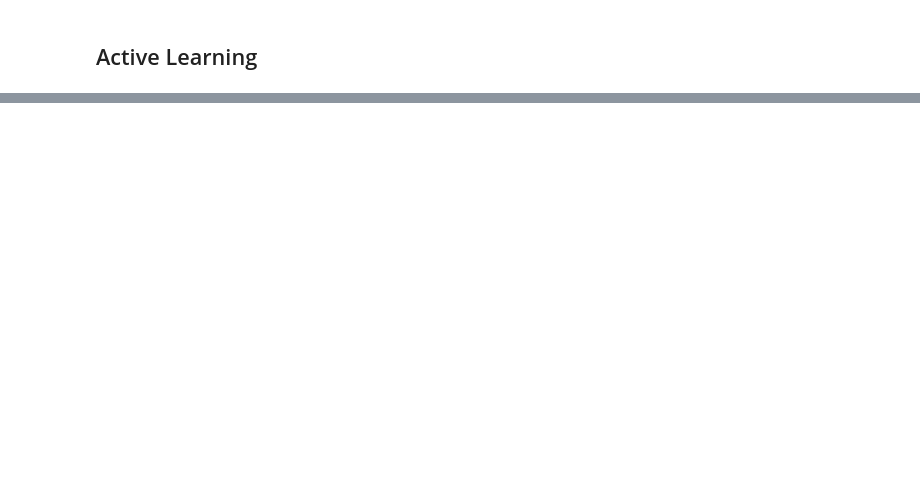
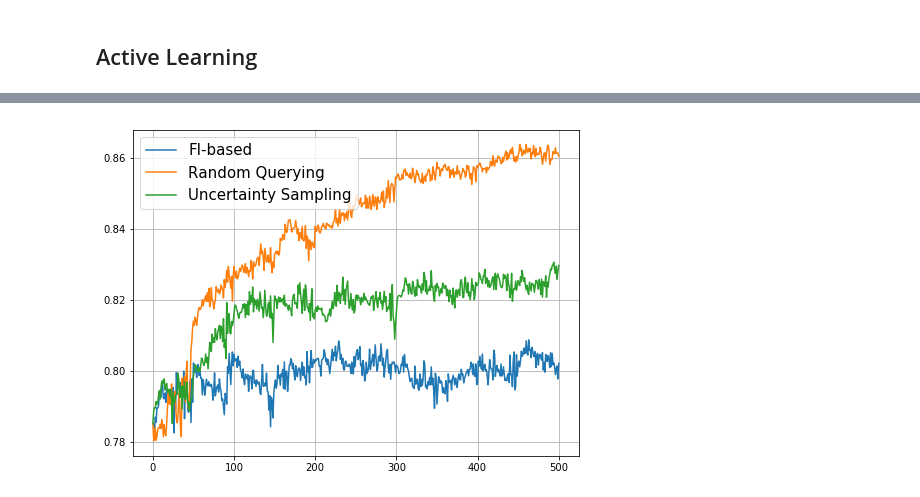
Before and after one commit to jsourati/nn-active-learning, a Jupyter notebook: GeneralNotes.ipynb, the cells around one changed output, grey strips where cells are left out. Cells and saved outputs as stored; diff of their text form; code cells hidden in the pictures; blank space fills up the shorter version.

Commit message:
Comparing performance of FI-based AL, random querying an uncertainty sampling

```diff
--- a/GeneralNotes.ipynb
+++ b/GeneralNotes.ipynb
@@ -182,0 +244,11 @@ for i in range(test_size):
+# %%
+reload(NNAL)
+reload(NNAL_tools)
+start_time = time.time()
+tf.reset_default_graph()
+
+(fi_accs, fi_added_labels), (rand_accs, rand_added_labels), (ent_accs, ent_added_labels) = \
+    NNAL.test_MNIST(500, None, 1, 200, 50, 50)
+
+delta_time = (time.time() - start_time) / 60.
+print("elapsed time: %f" % delta_time)
@@ -182,0 +273,9 @@ for i in range(test_size):
+# %%
+plt.figure(figsize=(8,6))
+plt.plot(fi_accs, label = 'FI-based')
+plt.plot(rand_accs, label='Random Querying')
+plt.plot(ent_accs, label='Uncertainty Sampling')
+plt.legend(fontsize=15)
+plt.grid()
+# %% [output]
+[figure, added]
```
Also changed, not shown: parts of 20 cells of this notebook.
